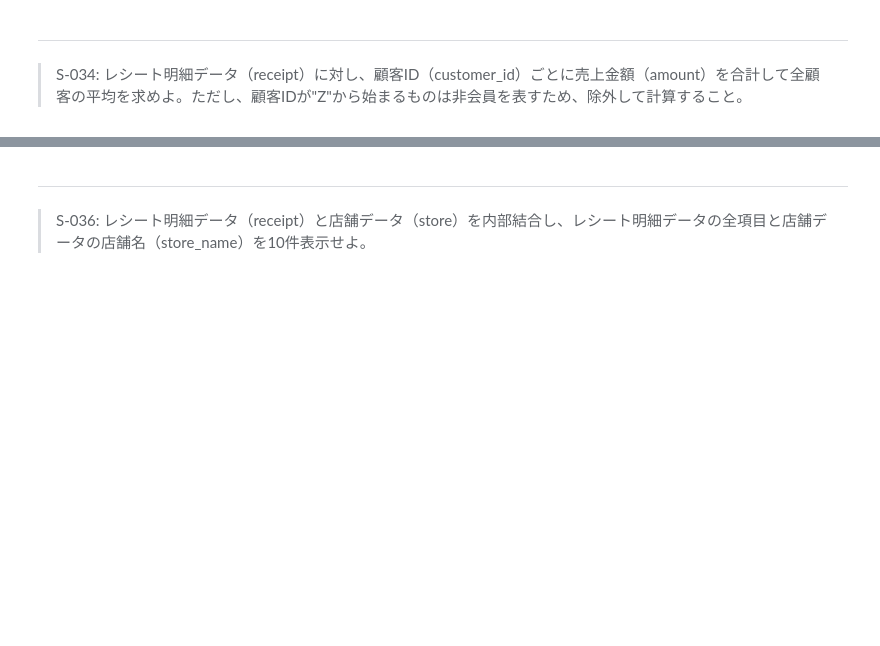
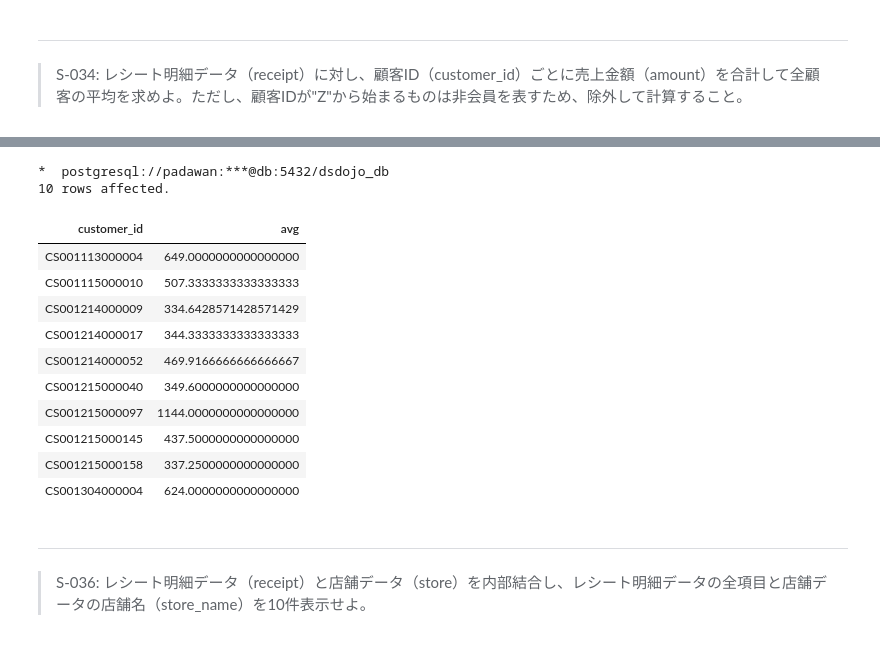
Before and after one commit to The-Japan-DataScientist-Society/100knocks-preprocess, a Jupyter notebook: docker/work/preprocess_knock_SQL.ipynb, the cells around one changed output, grey strips where cells are left out. Cells and saved outputs as stored; diff of their text form; code cells hidden in the pictures; blank space fills up the shorter version.

```diff
--- a/docker/work/preprocess_knock_SQL.ipynb
+++ b/docker/work/preprocess_knock_SQL.ipynb
@@ -744,3 +780,33 @@ FROM receipt
+# %%
+%%sql
+WITH customer_avg AS (
+    SELECT customer_id,
+        -- AVG(amount) AS avg_by_customer,
+        AVG(amount) OVER (PARTITION BY customer_id) AS avg_by_customer,
+        AVG(amount) OVER () AS avg_of_whole_customer
+    FROM receipt
+    WHERE customer_id NOT LIKE 'Z%'
+    -- GROUP BY customer_id
+)
+SELECT customer_avg.customer_id, AVG(customer_avg.avg_by_customer) AS avg
+FROM customer_avg
+WHERE customer_avg.avg_by_customer >= customer_avg.avg_of_whole_customer
+GROUP BY customer_avg.customer_id
+LIMIT 10;
+# %% [output]
+*  postgresql://padawan:***@db:5432/dsdojo_db
+10 rows affected.
+| customer_id | avg |
+| CS001113000004 | 649.0000000000000000 |
+| CS001115000010 | 507.3333333333333333 |
+| CS001214000009 | 334.6428571428571429 |
+| CS001214000017 | 344.3333333333333333 |
+| CS001214000052 | 469.9166666666666667 |
+| CS001215000040 | 349.6000000000000000 |
+| CS001215000097 | 1144.0000000000000000 |
+| CS001215000145 | 437.5000000000000000 |
+| CS001215000158 | 337.2500000000000000 |
+| CS001304000004 | 624.0000000000000000 |
 # %% [markdown]
 ---
 > S-036: レシート明細データ（receipt）と店舗データ（store）を内部結合し、レシート明細データの全項目と店舗データの店舗名（store_name）を10件表示せよ。
```
Also changed, not shown: parts of 12 cells of this notebook, 1 other file.
